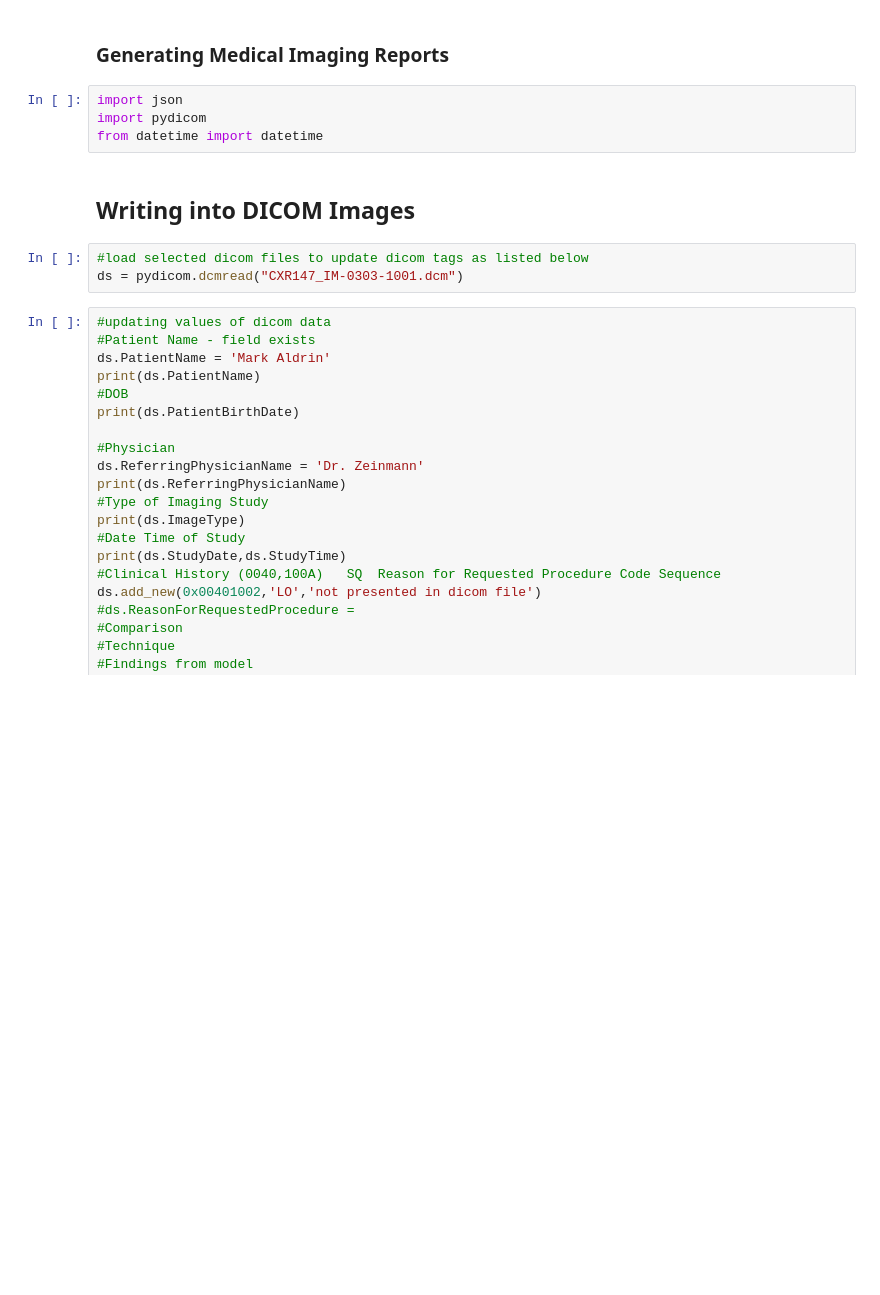
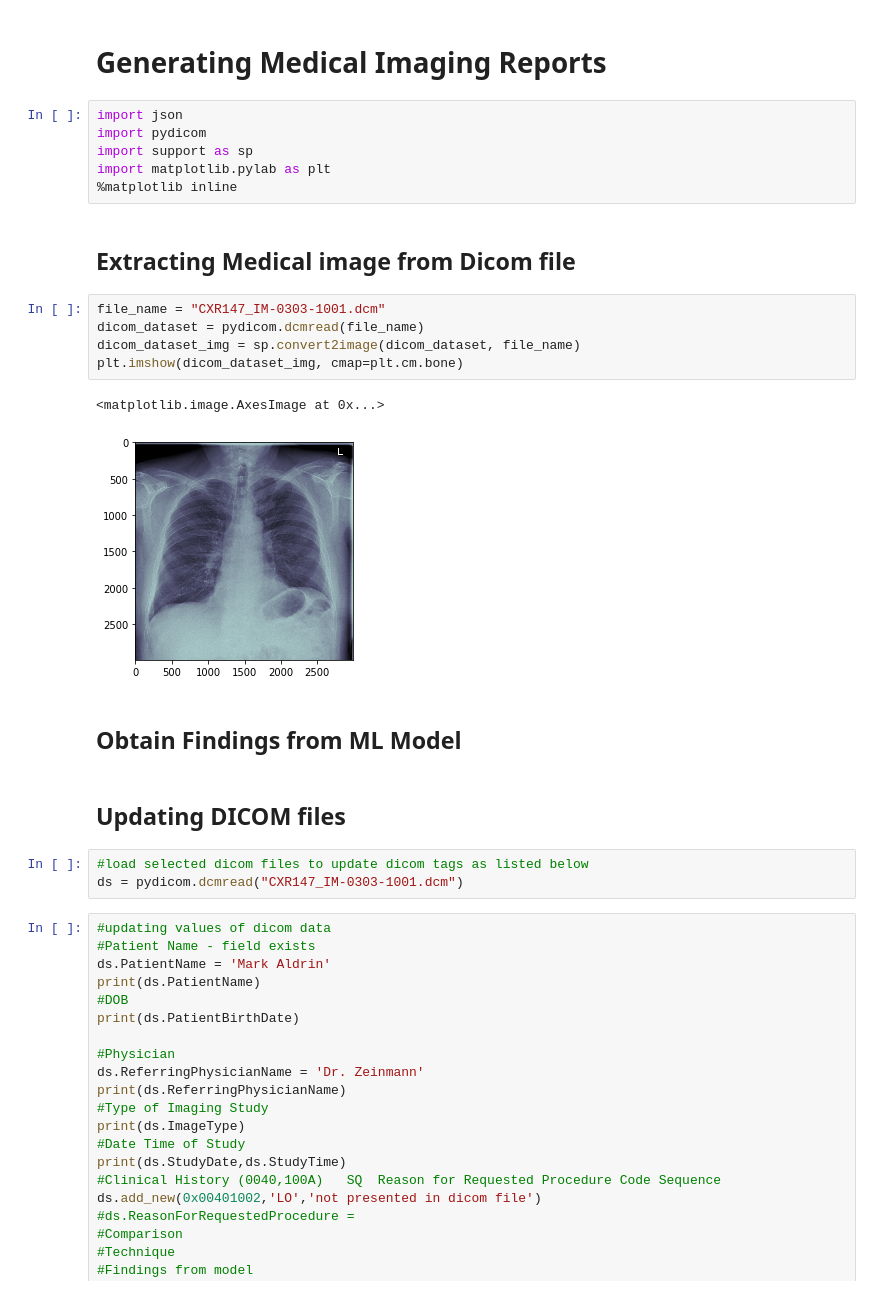
Before and after one commit to shreyance/dicom_pipeline, a Jupyter notebook: Generating Medical Imaging Report.ipynb, the cells around one changed output. Cells and saved outputs as stored; diff of their text form; blank space fills up the shorter version.

Commit message:
Cleaning up and adding support files for functions

```diff
--- a/Generating Medical Imaging Report.ipynb
+++ b/Generating Medical Imaging Report.ipynb
@@ -1,11 +1,25 @@
 # %% [markdown]
-### Generating Medical Imaging Reports
+# Generating Medical Imaging Reports
-# %%
-import json
-import pydicom
-from datetime import datetime
-# %% [markdown]
-## Writing into DICOM Images
+# %%
+import json
+import pydicom
+import support as sp
+import matplotlib.pylab as plt
+%matplotlib inline
+# %% [markdown]
+## Extracting Medical image from Dicom file
+# %%
+file_name = "CXR147_IM-0303-1001.dcm"
+dicom_dataset = pydicom.dcmread(file_name)
+dicom_dataset_img = sp.convert2image(dicom_dataset, file_name)
+plt.imshow(dicom_dataset_img, cmap=plt.cm.bone)
+# %% [output]
+<matplotlib.image.AxesImage at 0x...>
+[figure, added]
+# %% [markdown]
+## Obtain Findings from ML Model
+# %% [markdown]
+## Updating DICOM files
 # %%
 #load selected dicom files to update dicom tags as listed below
 ds = pydicom.dcmread("CXR147_IM-0303-1001.dcm")
```
Also changed, not shown: parts of 4 cells of this notebook, 2 other files.
